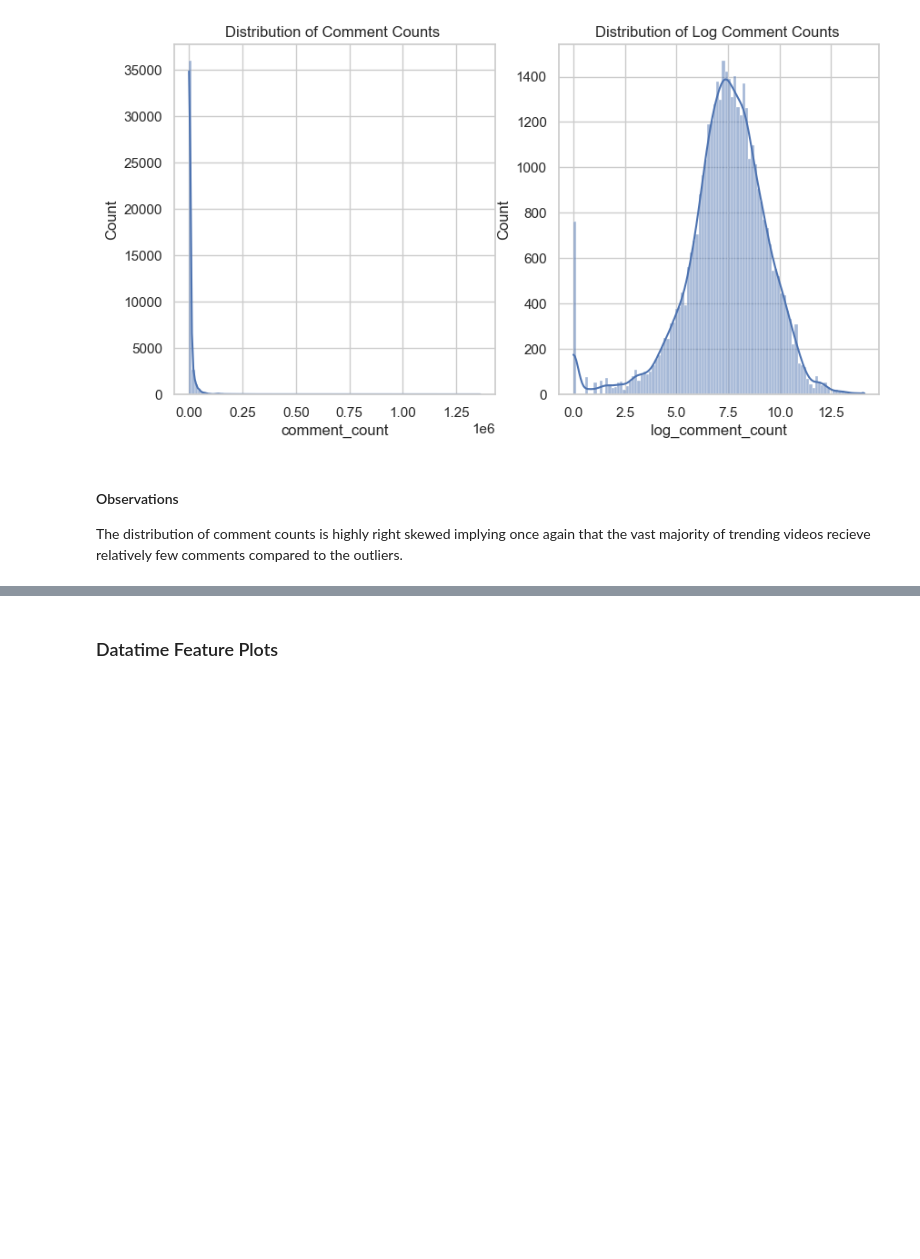
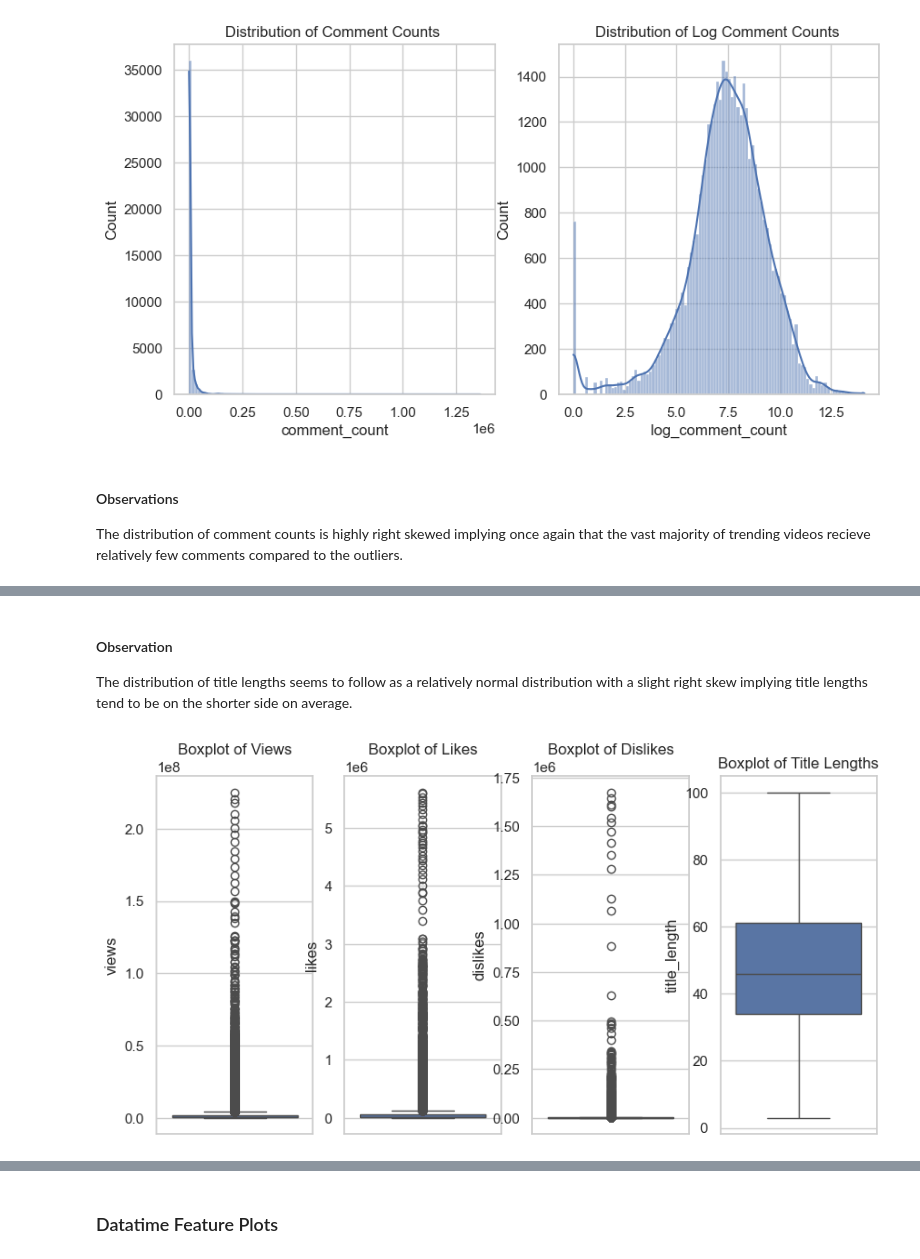
Before and after one commit to Infinit-Learner/youtube-success-predictor, a Jupyter notebook: notebook/01-eda.ipynb, the cells around one changed output, grey strips where cells are left out. Drawn from its saved outputs; the diff is of its cells as text; code cells hidden in the pictures; blank space fills up the shorter version.

```diff
--- a/notebook/01-eda.ipynb
+++ b/notebook/01-eda.ipynb
@@ -207,0 +205,22 @@ The distribution of comment counts is highly right skewed implying once again th
+# %% [markdown]
+#### Observation
+The distribution of title lengths seems to follow as a relatively normal distribution with a slight right skew implying title lengths tend to be on the shorter side on average.
+# %%
+# Boxplots of Raw Numerical features
+fig, axes = plt.subplots(nrows = 1, ncols = 4, figsize = (10, 5) )
+
+sns.boxplot(df['views'], ax= axes[0])
+axes[0].set_title('Boxplot of Views')
+
+sns.boxplot(df['likes'], ax = axes[1] )
+axes[1].set_title('Boxplot of Likes')
+
+sns.boxplot(df['dislikes'], ax = axes[2])
+axes[2].set_title('Boxplot of Dislikes')
+
+sns.boxplot(df['title_length'], ax = axes[3])
+axes[3].set_title('Boxplot of Title Lengths')
+
+plt.show()
+# %% [output]
+[figure, added]
```
Also changed, not shown: parts of 10 cells of this notebook, 1 other file.
